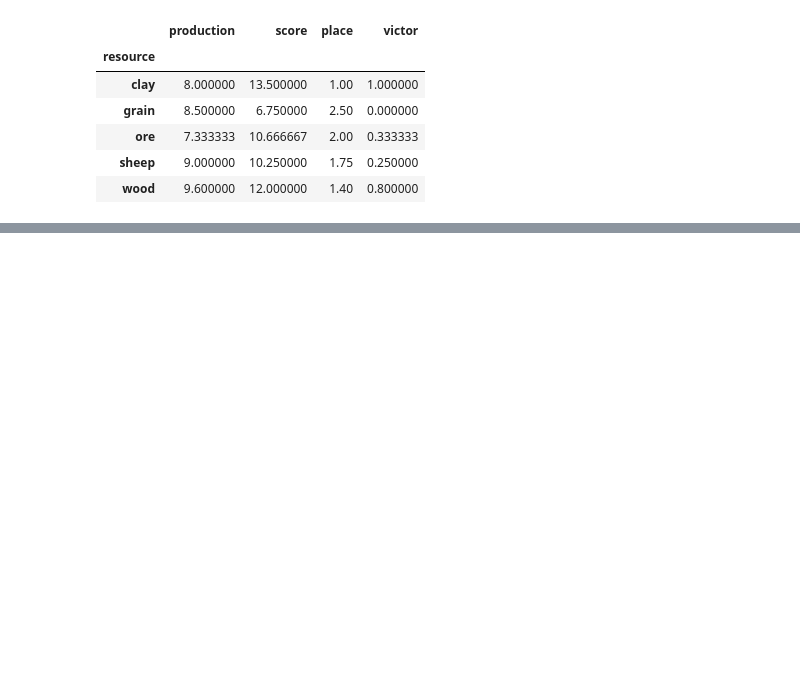
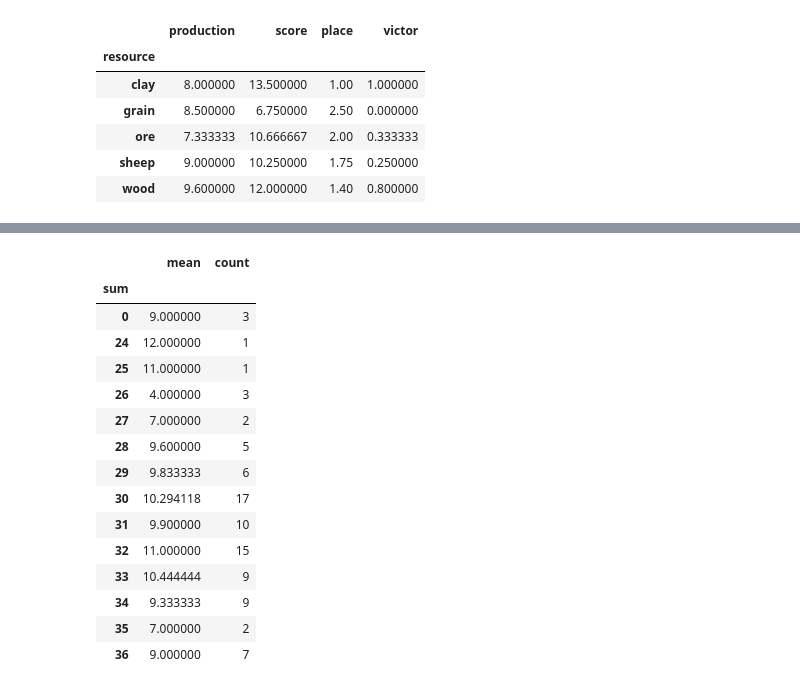
Before and after one commit to mxfuh/catan_data, a Jupyter notebook: catan_insights.ipynb, the cells around one changed output, grey strips where cells are left out. Saved outputs shown, nothing was run; the diff lists cells and outputs as text; code cells hidden in the pictures; blank space fills up the shorter version.

```diff
--- a/catan_insights.ipynb
+++ b/catan_insights.ipynb
@@ -48,12 +50,33 @@ for desert in df["desert"].unique():
     df["desert_"+desert] = 0
     df.loc[df["desert"]==desert,"desert_"+desert] = 1
 
+#siegervariable erstellen
+df["victor"] = 0
+df.loc[df["place"]==1,"victor"] = 1
+
 #shares berechnen
 resources = []
 for colname in [col for col in df if "t_sum" in col]:
     resources.append(colname[6:])
 for resource in resources:
     df["share_"+resource] = df["p_sum_"+resource] / df["t_sum_"+resource]
+
+
+#signifikanter produktionsvorteil
+df["advantage"] = 0
+for game in df["game"].unique():
+    tempdf = df.loc[df["game"]==game]
+    tempdf.loc[tempdf["sum"] - tempdf["sum"].mean() > 2,"advantage"] = 1
+    df.loc[df["game"]==game] = tempdf.copy()
+
+#standardabweichung bei rohstoffen
+df["std_resources"] = df[['p_sum_wood','p_sum_clay','p_sum_sheep',
+                          'p_sum_grain','p_sum_ore',]].apply("std",axis = 1)
+
+#produktion: split in rohstoff und handelswaren
+df["sum_resources"] = df[['p_sum_wood','p_sum_clay','p_sum_sheep',
+                          'p_sum_grain','p_sum_ore',]].apply("sum",axis = 1)
+df["sum_tradegoods"] = df[["p_sum_paper","p_sum_coin","p_sum_fabric"]].apply("sum",axis = 1)
 # %%
 [col for col in df]
 # %% [output]
@@ -233,0 +322,23 @@ prox_port_res.loc[prox_port_res["production"]>6].groupby("resource").agg("mean")
+# %%
+#
+a = df.groupby("sum").agg("mean")["score"].rename("mean")
+b = df.groupby("sum").agg("count")["score"].rename("count")
+
+pd.concat([a,b],axis = 1)
+# %% [output]
+|  | mean | count |
+| sum |  |  |
+| 0 | 9.000000 | 3 |
+| 24 | 12.000000 | 1 |
+| 25 | 11.000000 | 1 |
+| 26 | 4.000000 | 3 |
+| 27 | 7.000000 | 2 |
+| 28 | 9.600000 | 5 |
+| 29 | 9.833333 | 6 |
+| 30 | 10.294118 | 17 |
+| 31 | 9.900000 | 10 |
+| 32 | 11.000000 | 15 |
+| 33 | 10.444444 | 9 |
+| 34 | 9.333333 | 9 |
+| 35 | 7.000000 | 2 |
+| 36 | 9.000000 | 7 |
```
Also changed, not shown: parts of 7 cells of this notebook, 1 other file.
